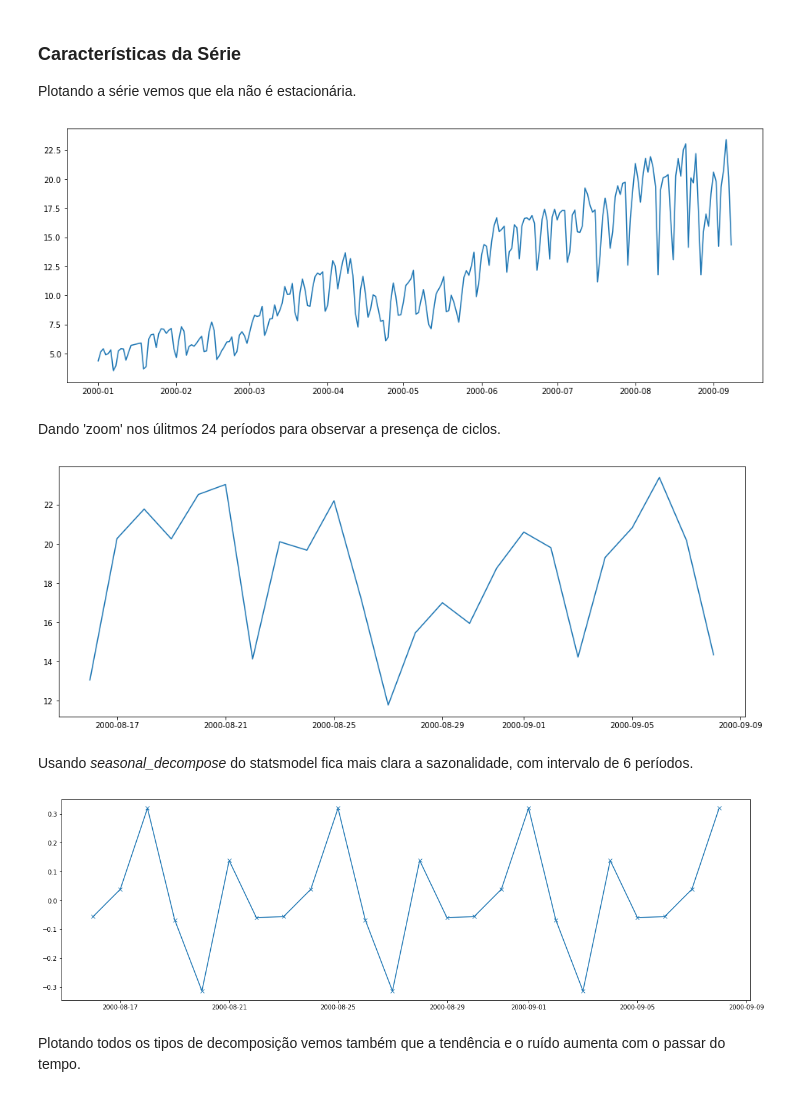
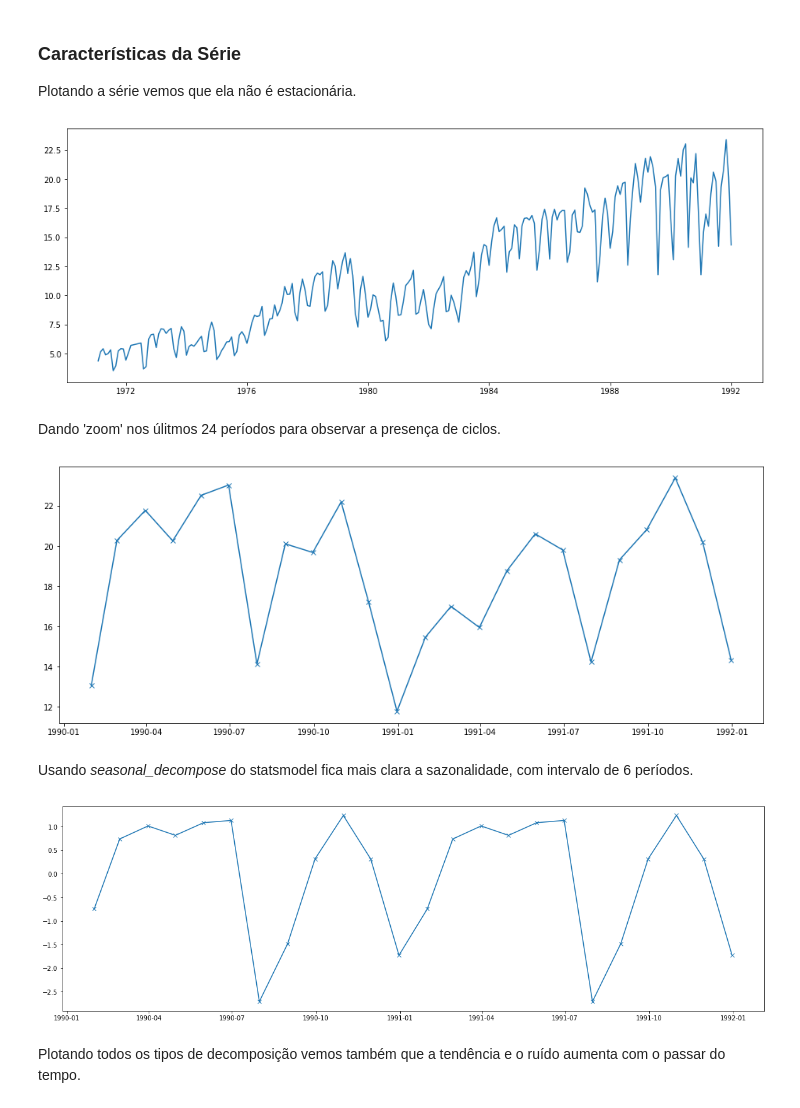
Before and after one commit to bernarducs/code_chunks, a Jupyter notebook: Projeto_Séries_Temporais.ipynb, the cells around one changed output. Saved outputs shown, nothing was run; the diff lists cells and outputs as text; code cells hidden in the pictures.

```diff
--- a/Projeto_Séries_Temporais.ipynb
+++ b/Projeto_Séries_Temporais.ipynb
@@ -98,7 +103,7 @@ Data columns (total 1 columns):
 dtypes: float64(1)
 memory usage: 2.1 KB
 # %%
-df.index = pd.date_range(start='1/1/2000', periods=len(df))
+df.index = pd.date_range(start='1/1/1971', freq="M", periods=len(df))
 # %%
 df.index.dtype
 # %% [output]
@@ -111,14 +125,14 @@ Plotando a série vemos que ela não é estacionária.
 plt.figure(figsize=(16, 6))
 plt.plot(df);
 # %% [output]
-[figure, old version]
+[figure, new version]
 # %% [markdown]
 Dando 'zoom' nos úlitmos 24 períodos para observar a presença de ciclos.
 # %%
 plt.figure(figsize=(16, 6))
-plt.plot(df.tail(24));
+plt.plot(df.tail(24), 'x-');
 # %% [output]
-[figure, old version]
+[figure, new version]
 # %% [markdown]
 Usando *seasonal_decompose* do statsmodel fica mais clara a sazonalidade, com intervalo de 6 períodos.
 # %%
@@ -126,7 +140,7 @@ plt.figure(figsize=(20, 6))
 decomp = seasonal_decompose(df)
 plt.plot(decomp.seasonal[-24:], 'x-');
 # %% [output]
-[figure, old version]
+[figure, new version]
 # %% [markdown]
 Plotando todos os tipos de decomposição vemos também que a tendência e o ruído aumenta com o passar do tempo.
 # %%
```
Also changed, not shown: parts of 39 cells of this notebook.
